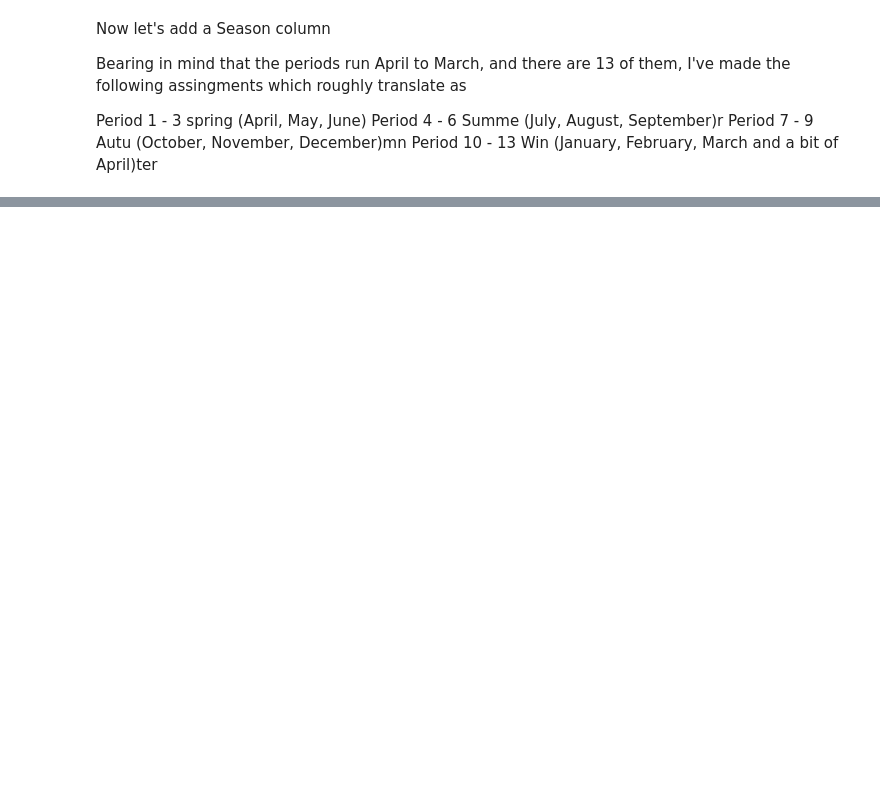
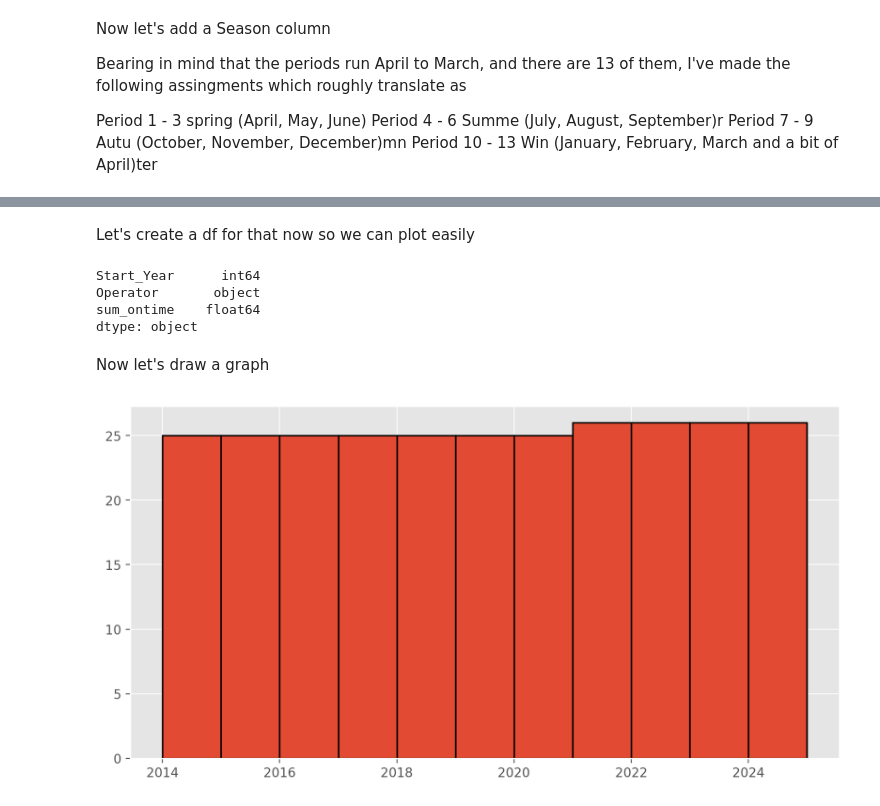
Before and after one commit to robwhite-lis/Everything_Counts_Assessment_1, a Jupyter notebook: Train_Times.ipynb, the cells around one changed output, grey strips where cells are left out. Saved outputs shown, nothing was run; the diff lists cells and outputs as text; code cells hidden in the pictures; blank space fills up the shorter version.

Commit message:
Commit with clean data
Have cleaned data types etc.

```diff
--- a/Train_Times.ipynb
+++ b/Train_Times.ipynb
@@ -100,0 +132,10 @@ df_trains["Season"] = pd.cut(df_trains["Period"], bins=bins, labels=labels)
+# %%
+numeric_cols = [
+    'Start_Year', 'Period', 'Number of recorded station stops', 'Early',
+    'On Time within 59 seconds', 'Time to 3', 'Time to 5', 'Time to 10',
+    'Time to 15', 'Time to 20', 'Time to 30'
+]
+
+df_trains_clean[numeric_cols] = df_trains_clean[numeric_cols].apply(
+    pd.to_numeric, errors='coerce'
+)
@@ -100,0 +185,2 @@ df_trains["Season"] = pd.cut(df_trains["Period"], bins=bins, labels=labels)
+# %%
+df_trains_clean = df_trains_clean[df_trains_clean["Operator"] != "Great Britain"]
@@ -100,0 +271,30 @@ df_trains["Season"] = pd.cut(df_trains["Period"], bins=bins, labels=labels)
+# %% [markdown]
+Let's create a df for that now so we can plot easily
+# %%
+df_trains_year = (
+ df_trains_clean.groupby(["Start_Year", "Operator"], as_index=False)
+ .agg(sum_ontime=("On Time within 59 seconds", "sum"))
+ .sort_values(["Start_Year", "sum_ontime"], ascending=[True, False])
+)
+# %%
+df_trains_year.dtypes
+# %% [output]
+Start_Year      int64
+Operator       object
+sum_ontime    float64
+dtype: object
+# %%
+plot_data = df_trains_year["Start_Year"]
+# %% [markdown]
+Now let's draw a graph
+# %%
+import matplotlib.pyplot as plt
+%matplotlib inline
+%config InlineBackend.figure_format = 'retina'
+plt.style.use('ggplot')
+plt.rcParams['figure.figsize'] = (10,5)
+
+plt.hist(plot_data, bins = plot_data, edgecolor = 'black', linewidth = 1.2)
+plt.show();
+# %% [output]
+[figure, added]
```
Also changed, not shown: parts of 18 cells of this notebook.
